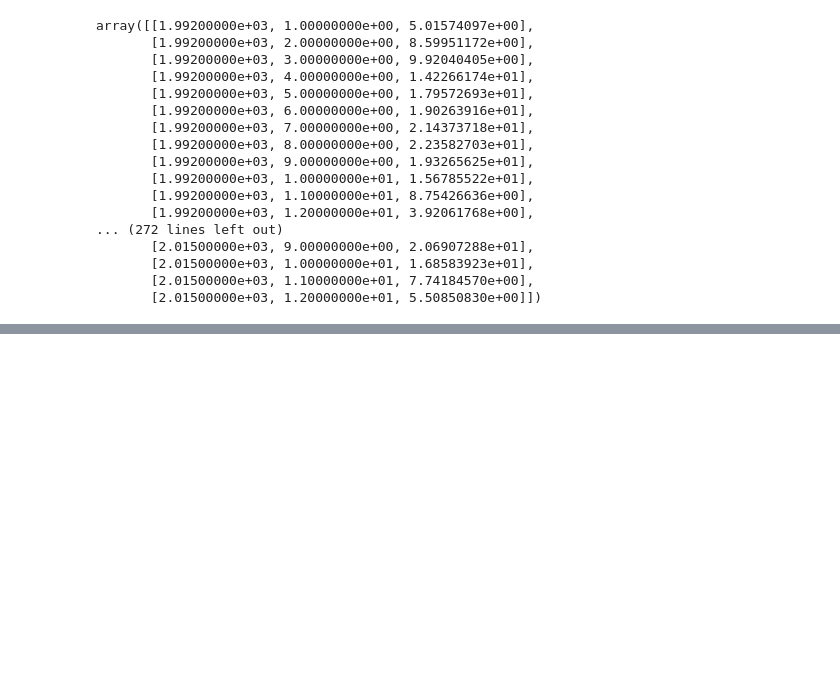
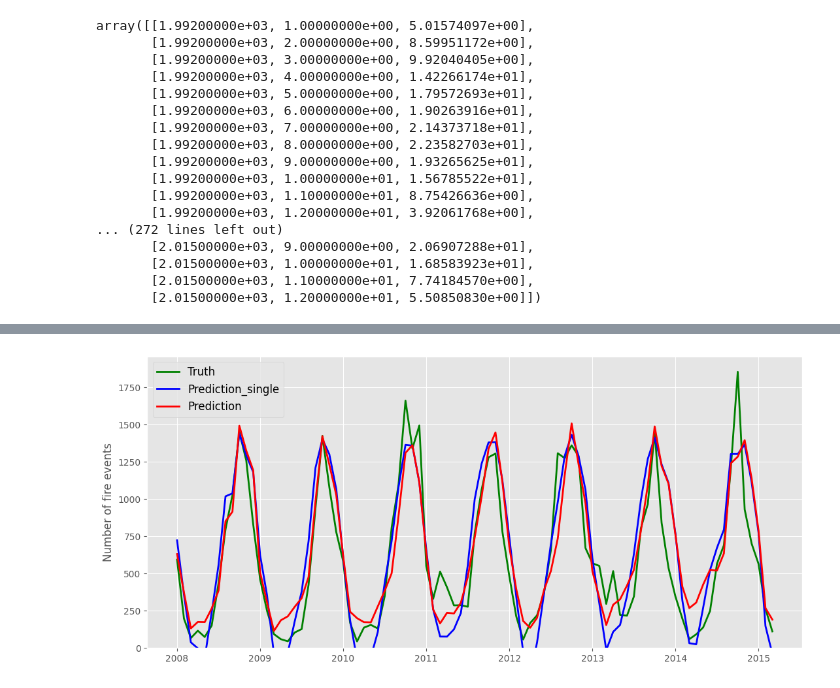
Before and after one commit to milicak/Data_Analysis_Course, a Jupyter notebook: 10_CA_fires_ANN.ipynb, the cells around one changed output, grey strips where cells are left out. Cells and saved outputs as stored; diff of their text form; code cells hidden in the pictures; blank space fills up the shorter version.

```diff
--- a/10_CA_fires_ANN.ipynb
+++ b/10_CA_fires_ANN.ipynb
@@ -463,0 +638,2 @@ array([[1.99200000e+03, 1.00000000e+00, 5.01574097e+00],
+# %%
+pred_df = ANN_fit(X, y)
@@ -463,0 +658,13 @@ array([[1.99200000e+03, 1.00000000e+00, 5.01574097e+00],
+# %%
+counter_fig +=1
+plt.figure(figsize=[11,5])
+plt.plot(pred_df['Test True Y'], color='g', linewidth=2, label='Truth')
+plt.plot(pred_df_single['Model Prediction'], color='b', linewidth=2, label='Prediction_single')
+plt.plot(pred_df['Model Prediction'], color='r', linewidth=2, label='Prediction')
+plt.xticks(ticks=range(0,len(pred_df),12), labels=pred_df.Year[::12])
+plt.ylim(bottom=0)
+plt.ylabel('Number of fire events', fontsize=12)
+plt.legend(fontsize=12)
+plt.tight_layout()
+# %% [output]
+[figure, added]
```
Also changed, not shown: parts of 10 cells of this notebook.
